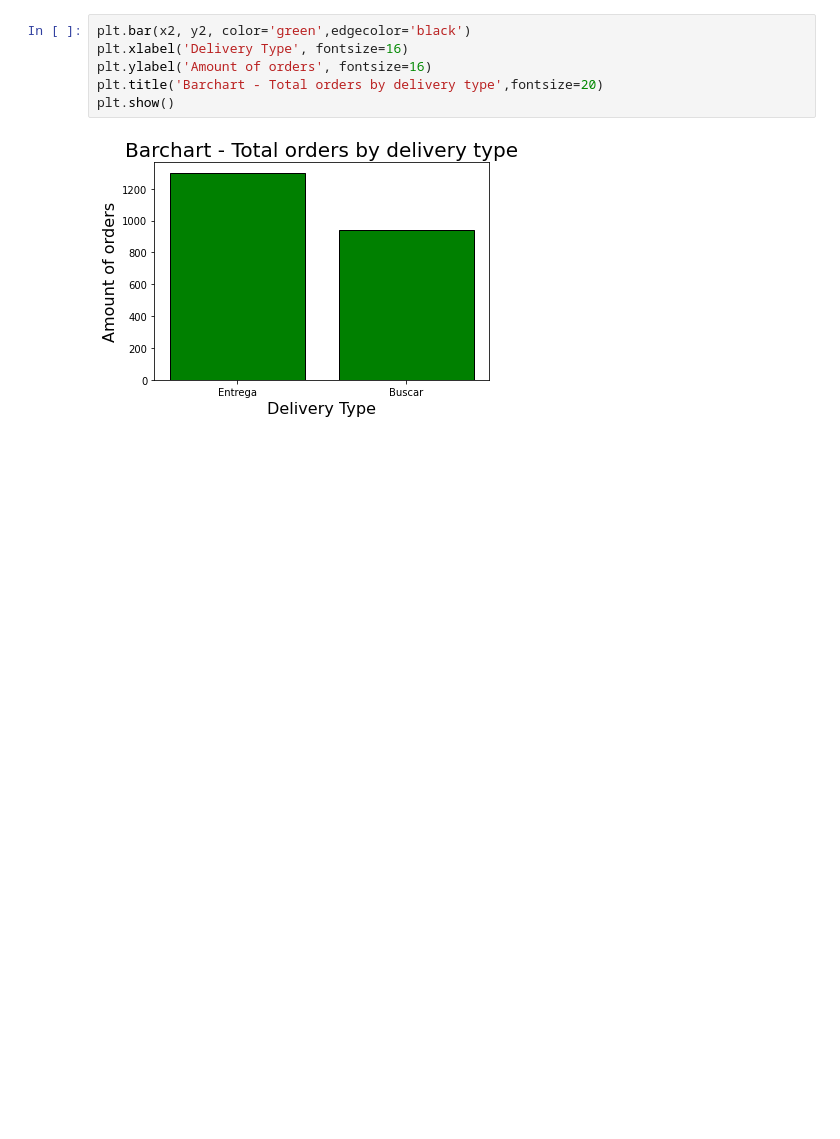
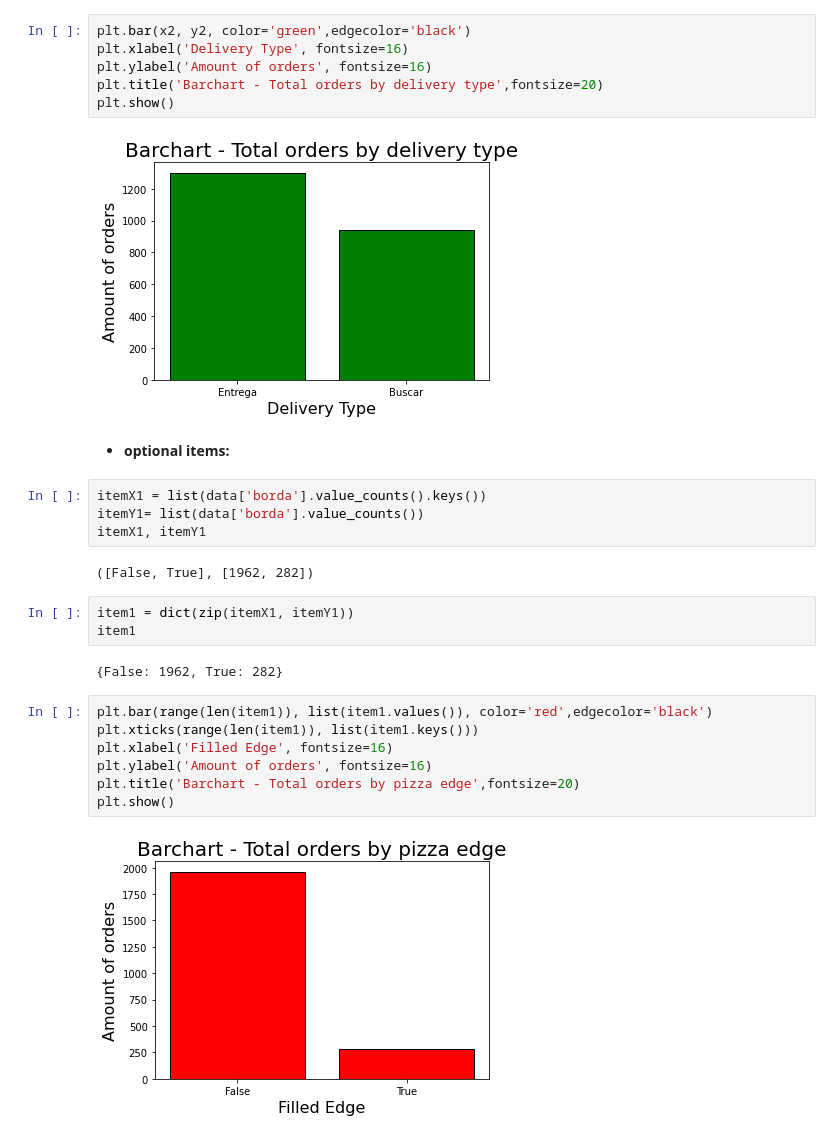
Before and after one commit to victor-s-santos/discovering-association-rules, a Jupyter notebook: 02-pizzeria/charts.ipynb, the cells around one changed output. Saved outputs shown, nothing was run; the diff lists cells and outputs as text; blank space fills up the shorter version.

Commit message:
Total orders by pizza edge

```diff
--- a/02-pizzeria/charts.ipynb
+++ b/02-pizzeria/charts.ipynb
@@ -63,3 +65,25 @@ plt.title('Barchart - Total orders by delivery type',fontsize=20)
 plt.show()
 # %% [output]
 [figure]
+# %% [markdown]
+* __optional items:__
+# %%
+itemX1 = list(data['borda'].value_counts().keys())
+itemY1= list(data['borda'].value_counts())
+itemX1, itemY1
+# %% [output]
+([False, True], [1962, 282])
+# %%
+item1 = dict(zip(itemX1, itemY1))
+item1
+# %% [output]
+{False: 1962, True: 282}
+# %%
+plt.bar(range(len(item1)), list(item1.values()), color='red',edgecolor='black')
+plt.xticks(range(len(item1)), list(item1.keys()))
+plt.xlabel('Filled Edge', fontsize=16)
+plt.ylabel('Amount of orders', fontsize=16)
+plt.title('Barchart - Total orders by pizza edge',fontsize=20)
+plt.show()
+# %% [output]
+[figure, added]
```
Also changed, not shown: parts of 1 cell of this notebook.
